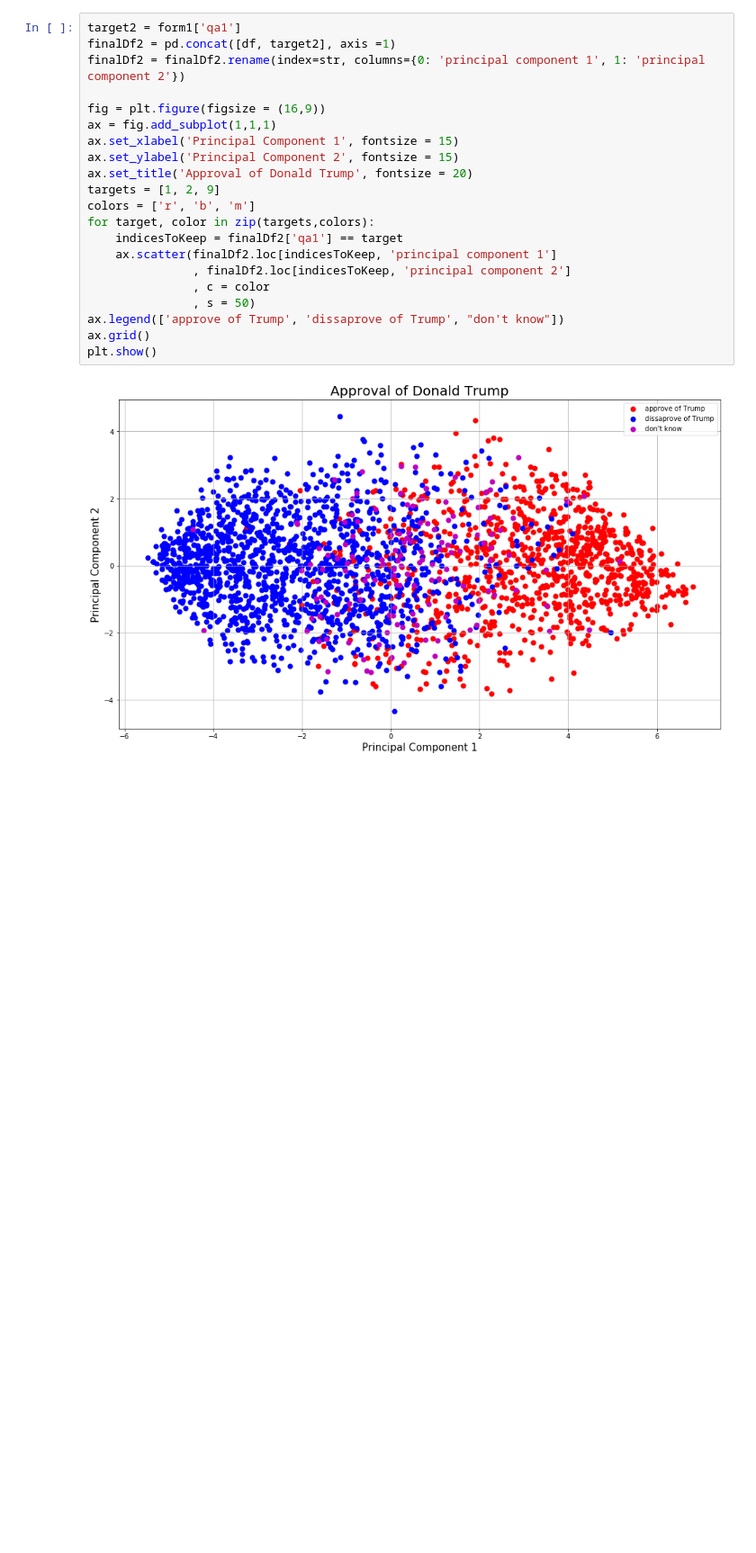
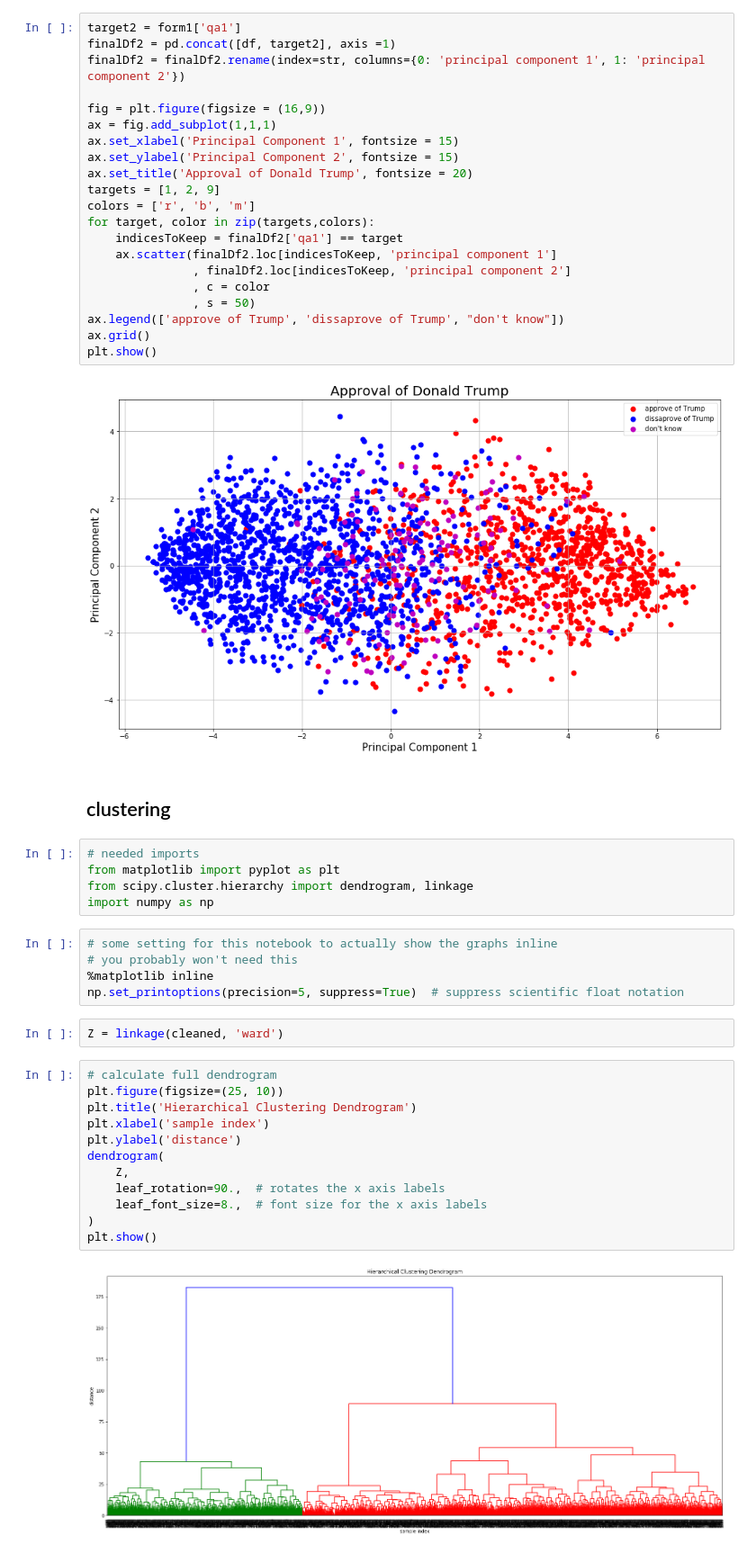
Before and after one commit to taylor-rao/unsupervised, a Jupyter notebook: unsupervised.ipynb, the cells around one changed output. Shown at 90% size. Saved outputs shown, nothing was run; the diff lists cells and outputs as text; blank space fills up the shorter version.

Commit message:
Clustering

```diff
--- a/unsupervised.ipynb
+++ b/unsupervised.ipynb
@@ -291,3 +291,31 @@ ax.grid()
 plt.show()
 # %% [output]
 [figure]
+# %% [markdown]
+## clustering
+# %%
+# needed imports
+from matplotlib import pyplot as plt
+from scipy.cluster.hierarchy import dendrogram, linkage
+import numpy as np
+# %%
+# some setting for this notebook to actually show the graphs inline
+# you probably won't need this
+%matplotlib inline
+np.set_printoptions(precision=5, suppress=True)  # suppress scientific float notation
+# %%
+Z = linkage(cleaned, 'ward')
+# %%
+# calculate full dendrogram
+plt.figure(figsize=(25, 10))
+plt.title('Hierarchical Clustering Dendrogram')
+plt.xlabel('sample index')
+plt.ylabel('distance')
+dendrogram(
+    Z,
+    leaf_rotation=90.,  # rotates the x axis labels
+    leaf_font_size=8.,  # font size for the x axis labels
+)
+plt.show()
+# %% [output]
+[figure, added]
```
Also changed, not shown: parts of 5 cells of this notebook.
